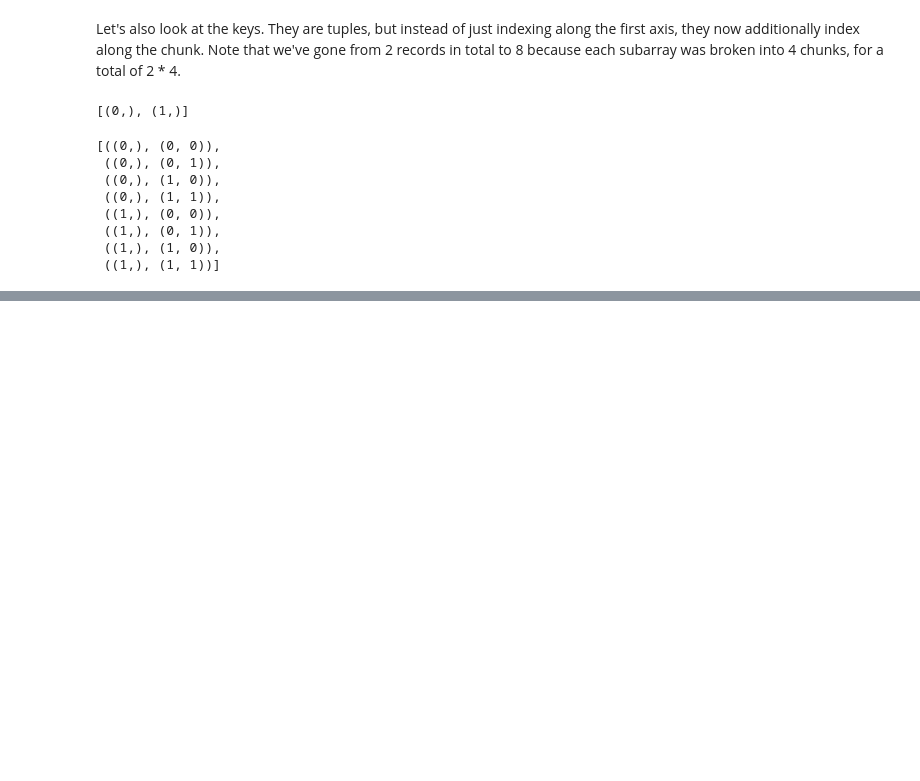
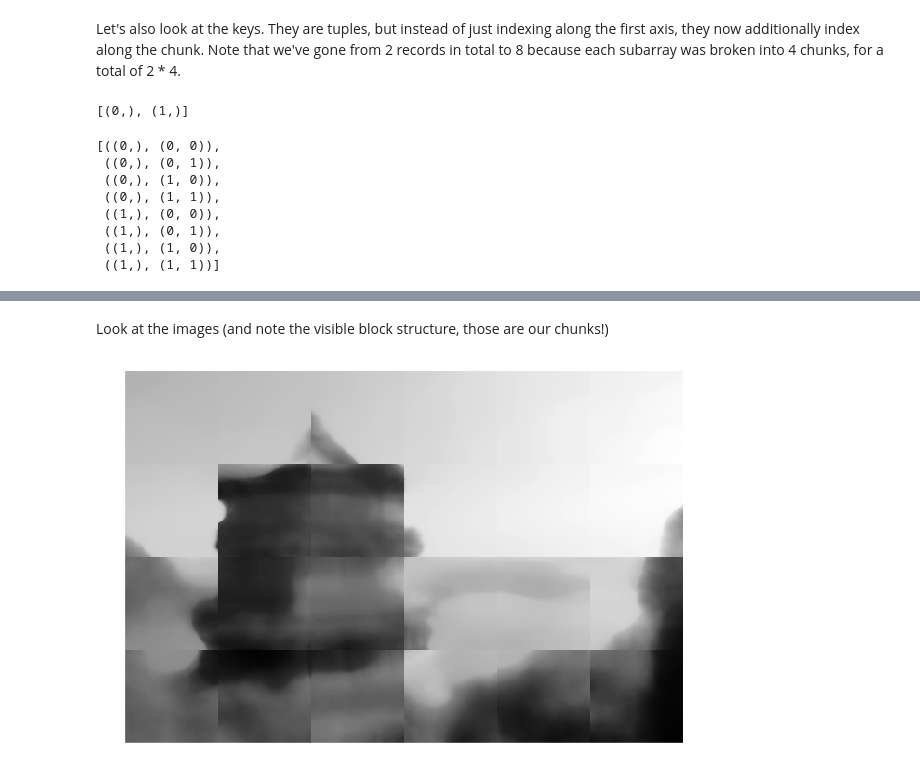
Before and after one commit to codeneuro/notebooks, a Jupyter notebook: worker/notebooks/bolt/tutorials/chunking.ipynb, the cells around one changed output, grey strips where cells are left out. Saved outputs shown, nothing was run; the diff lists cells and outputs as text; code cells hidden in the pictures; blank space fills up the shorter version.

```diff
--- a/worker/notebooks/bolt/tutorials/chunking.ipynb
+++ b/worker/notebooks/bolt/tutorials/chunking.ipynb
@@ -95,0 +148,6 @@ Py4JJavaError: An error occurred while calling z:org.apache.spark.api.python.Pyt
+# %% [markdown]
+Look at the images (and note the visible block structure, those are our chunks!)
+# %%
+image(filtered[0])
+# %% [output]
+[figure, added]
```
Also changed, not shown: parts of 47 cells of this notebook, 3 other files.
